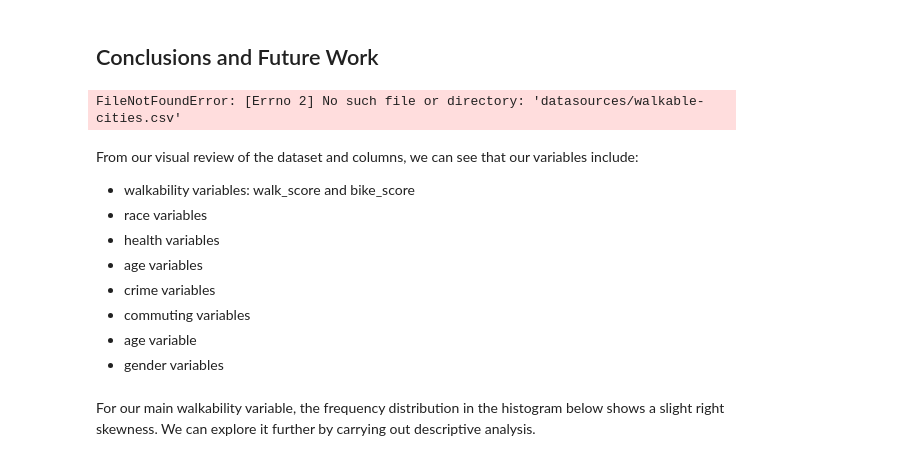
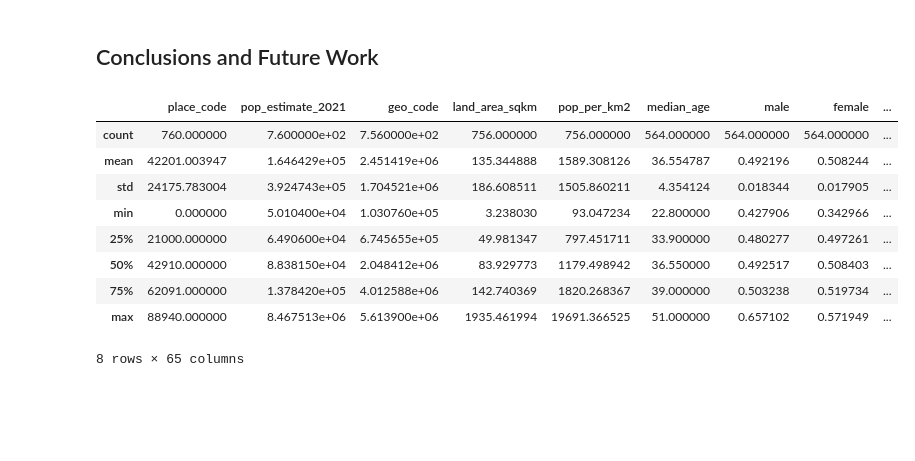
Before and after one commit to chanellee/Walkable-Cities, a Jupyter notebook: Team 27 Report Draft.ipynb, the cells around one changed output. Drawn from its saved outputs; the diff is of its cells as text; code cells hidden in the pictures; blank space fills up the shorter version.

```diff
--- a/Team 27 Report Draft.ipynb
+++ b/Team 27 Report Draft.ipynb
@@ -95,6 +96,16 @@ from sklearn.preprocessing import StandardScaler
 # %%
 # import wrangled dataset
-walkable_cities = pd.read_csv("datasources/walkable-cities.csv")
-walkable_cities
+walkable_cities = pd.read_csv("data_sources/walkable-cities.csv")
+#Summary Statistics Table
+walkable_cities.describe()
 # %% [output]
+|  | place_code | pop_estimate_2021 | geo_code | land_area_sqkm | pop_per_km2 | median_age | male | female | ... |
+| count | 760.000000 | 7.600000e+02 | 7.560000e+02 | 756.000000 | 756.000000 | 564.000000 | 564.000000 | 564.000000 | ... |
+| mean | 42201.003947 | 1.646429e+05 | 2.451419e+06 | 135.344888 | 1589.308126 | 36.554787 | 0.492196 | 0.508244 | ... |
+| std | 24175.783004 | 3.924743e+05 | 1.704521e+06 | 186.608511 | 1505.860211 | 4.354124 | 0.018344 | 0.017905 | ... |
+| min | 0.000000 | 5.010400e+04 | 1.030760e+05 | 3.238030 | 93.047234 | 22.800000 | 0.427906 | 0.342966 | ... |
+| 25% | 21000.000000 | 6.490600e+04 | 6.745655e+05 | 49.981347 | 797.451711 | 33.900000 | 0.480277 | 0.497261 | ... |
+| 50% | 42910.000000 | 8.838150e+04 | 2.048412e+06 | 83.929773 | 1179.498942 | 36.550000 | 0.492517 | 0.508403 | ... |
+| 75% | 62091.000000 | 1.378420e+05 | 4.012588e+06 | 142.740369 | 1820.268367 | 39.000000 | 0.503238 | 0.519734 | ... |
+| max | 88940.000000 | 8.467513e+06 | 5.613900e+06 | 1935.461994 | 19691.366525 | 51.000000 | 0.657102 | 0.571949 | ... |
-FileNotFoundError: [Errno 2] No such file or directory: 'datasources/walkable-cities.csv'
+8 rows × 65 columns
@@ -104,10 +111,0 @@ display(walkable_cities.columns)
-# %% [markdown]
-From our visual review of the dataset and columns, we can see that our variables include:
- - walkability variables: walk_score and bike_score
- - race variables
- - health variables
- - age variables
- - crime variables
- - commuting variables
- - age variable
- - gender variables
@@ -122,4 +112,2 @@ walkable_cities
-# %% [markdown]
-For our main walkability variable, the frequency distribution in the histogram below shows a slight right skewness. We can explore it further by carrying out descriptive analysis.
 # %%
 hist_walk = walkable_cities['walk_score']
```
Also changed, not shown: parts of 46 cells of this notebook.
